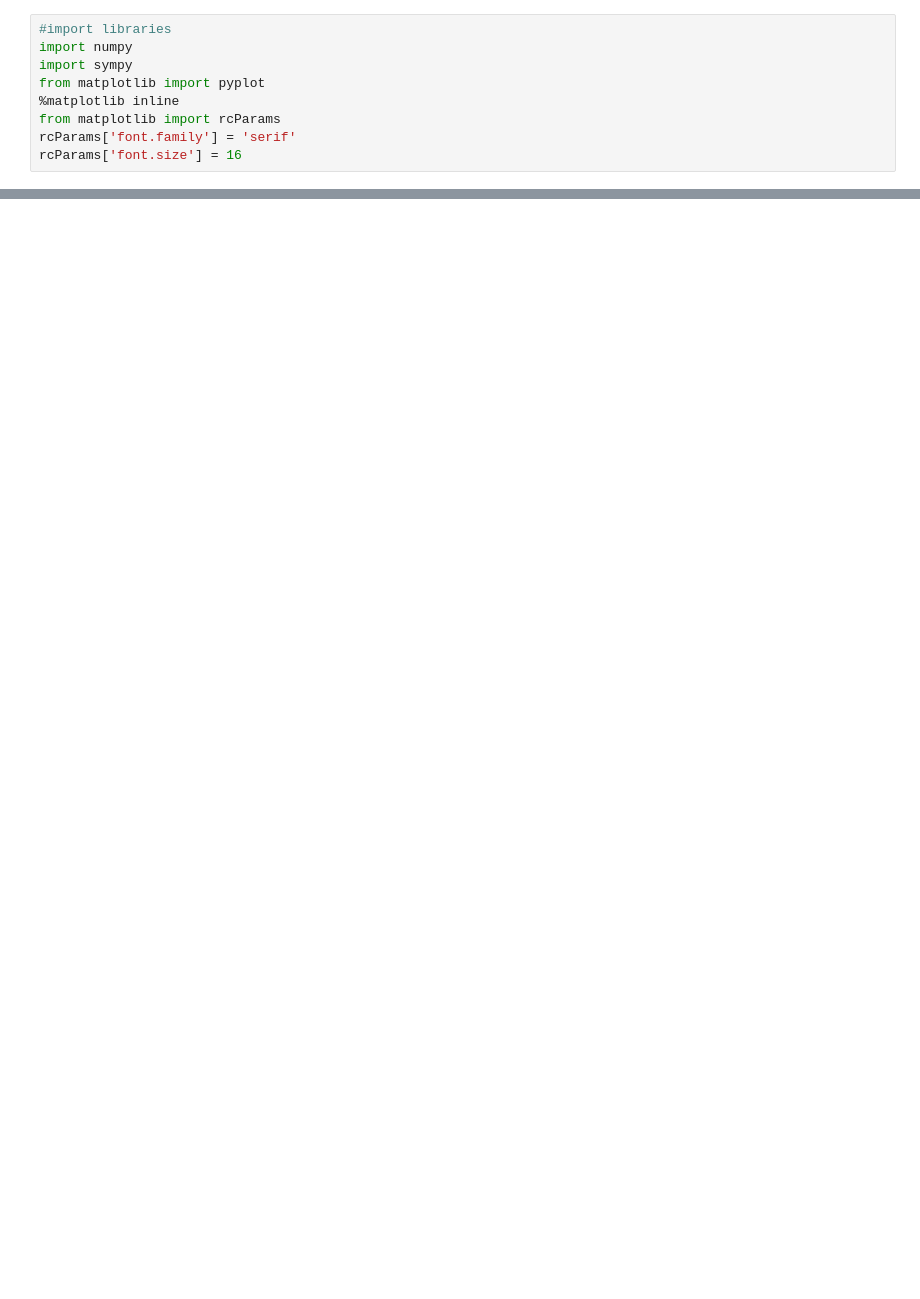
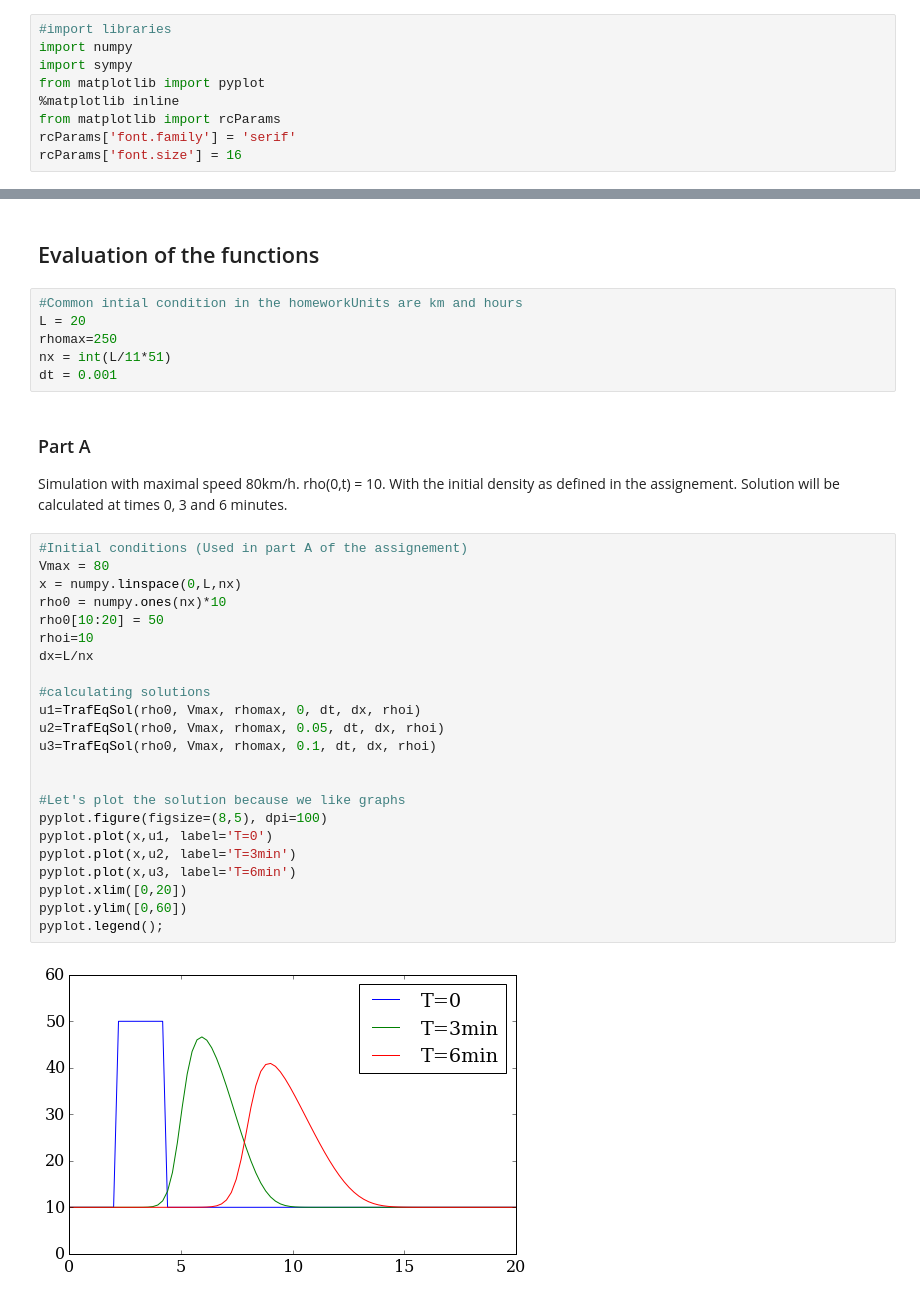
Before and after one commit to costerck/numerical-mooc, a Jupyter notebook: working/Lesson 2/TrafficEquationSolution.ipynb, the cells around one changed output, grey strips where cells are left out. Cells and saved outputs as stored; diff of their text form; blank space fills up the shorter version.

```diff
--- a/working/Lesson 2/TrafficEquationSolution.ipynb
+++ b/working/Lesson 2/TrafficEquationSolution.ipynb
@@ -89,0 +96,37 @@ V_min
+# %% [markdown]
+## Evaluation of the functions
+# %%
+#Common intial condition in the homeworkUnits are km and hours
+L = 20
+rhomax=250
+nx = int(L/11*51)
+dt = 0.001
+# %% [markdown]
+### Part A
+
+Simulation with maximal speed 80km/h. rho(0,t) = 10. With the initial density as defined in the assignement. Solution will be calculated at times 0, 3 and 6 minutes.
+# %%
+#Initial conditions (Used in part A of the assignement)
+Vmax = 80
+x = numpy.linspace(0,L,nx)
+rho0 = numpy.ones(nx)*10
+rho0[10:20] = 50
+rhoi=10
+dx=L/nx
+
+#calculating solutions
+u1=TrafEqSol(rho0, Vmax, rhomax, 0, dt, dx, rhoi)
+u2=TrafEqSol(rho0, Vmax, rhomax, 0.05, dt, dx, rhoi)
+u3=TrafEqSol(rho0, Vmax, rhomax, 0.1, dt, dx, rhoi)
+
+
+#Let's plot the solution because we like graphs
+pyplot.figure(figsize=(8,5), dpi=100)
+pyplot.plot(x,u1, label='T=0')
+pyplot.plot(x,u2, label='T=3min')
+pyplot.plot(x,u3, label='T=6min')
+pyplot.xlim([0,20])
+pyplot.ylim([0,60])
+pyplot.legend();
+# %% [output]
+[figure, added]
```
Also changed, not shown: parts of 19 cells of this notebook.
